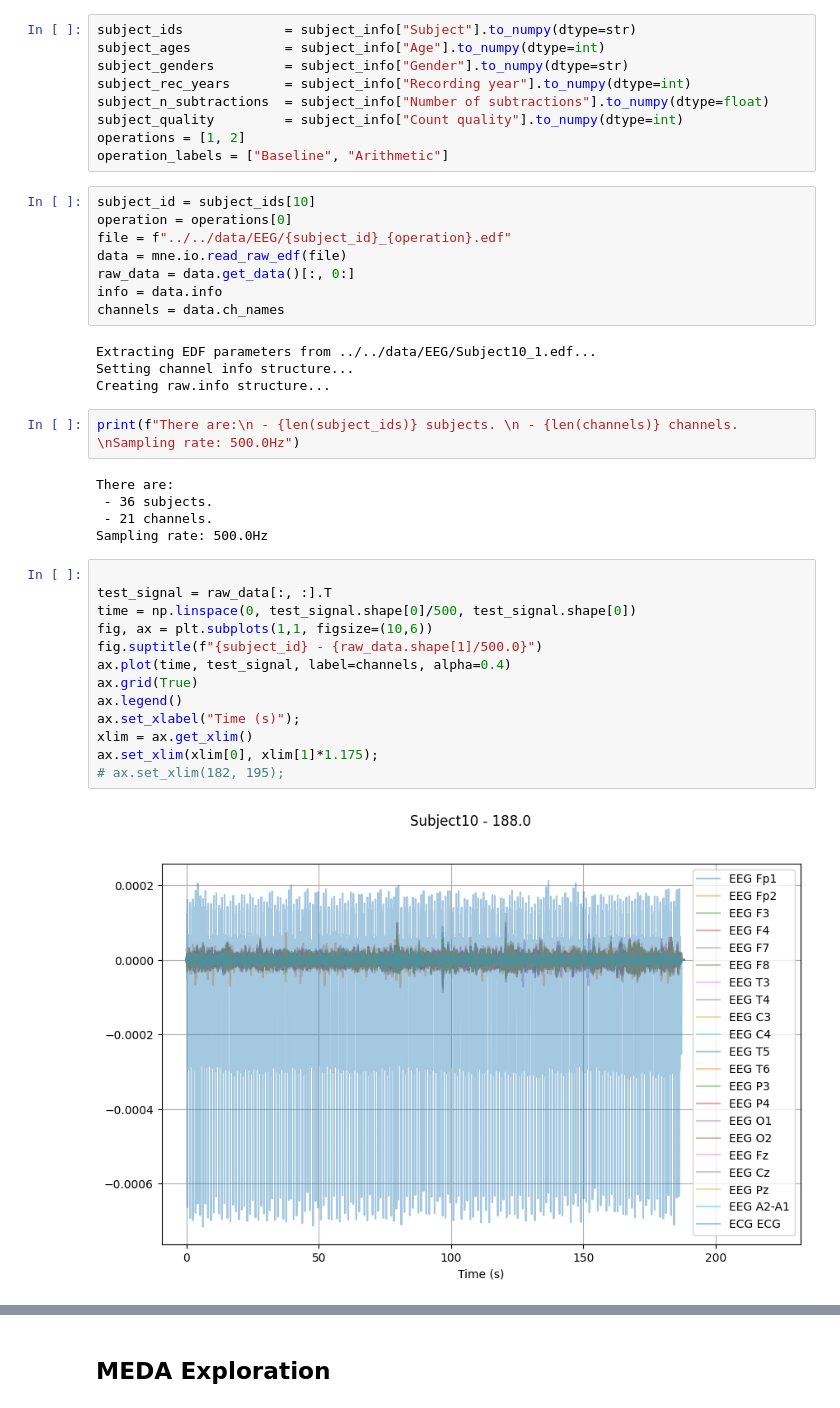
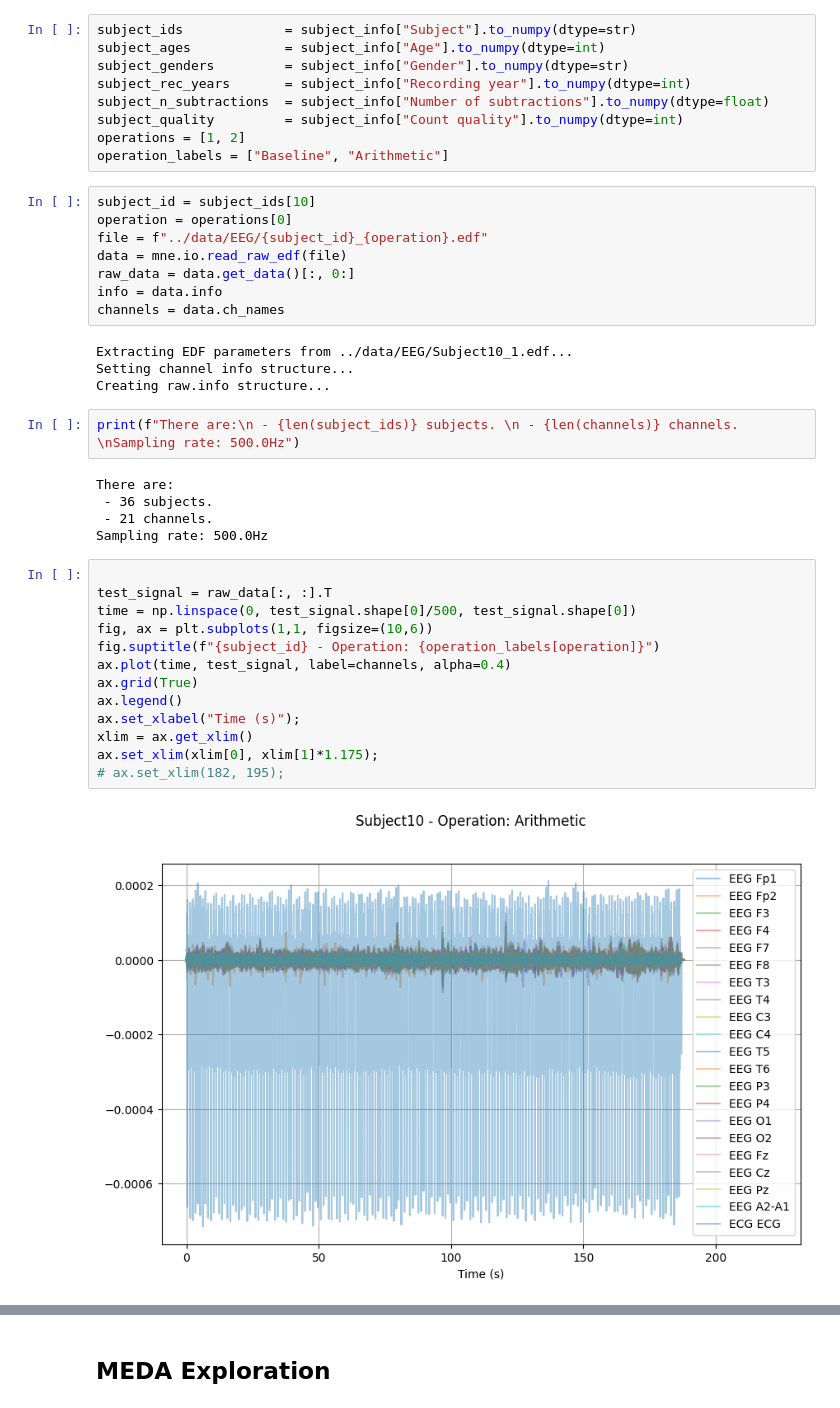
Before and after one commit to JesusGarSan/MESA, a Jupyter notebook: external/examples/EEG.ipynb, the cells around one changed output, grey strips where cells are left out. Cells and saved outputs as stored; diff of their text form.

```diff
--- a/external/examples/EEG.ipynb
+++ b/external/examples/EEG.ipynb
@@ -34,13 +36,13 @@ operation_labels = ["Baseline", "Arithmetic"]
 # %%
 subject_id = subject_ids[10]
 operation = operations[0]
-file = f"../../data/EEG/{subject_id}_{operation}.edf"
+file = f"../data/EEG/{subject_id}_{operation}.edf"
 data = mne.io.read_raw_edf(file)
 raw_data = data.get_data()[:, 0:]
 info = data.info
 channels = data.ch_names
 # %% [output]
-Extracting EDF parameters from ../../data/EEG/Subject10_1.edf...
+Extracting EDF parameters from ../data/EEG/Subject10_1.edf...
 Setting channel info structure...
 Creating raw.info structure...
 # %%
@@ -53,16 +55,16 @@ Sampling rate: 500.0Hz
 # %%
 
 test_signal = raw_data[:, :].T
 time = np.linspace(0, test_signal.shape[0]/500, test_signal.shape[0])
 fig, ax = plt.subplots(1,1, figsize=(10,6))
-fig.suptitle(f"{subject_id} - {raw_data.shape[1]/500.0}")
+fig.suptitle(f"{subject_id} - Operation: {operation_labels[operation]}")
 ax.plot(time, test_signal, label=channels, alpha=0.4)
 ax.grid(True)
 ax.legend()
 ax.set_xlabel("Time (s)");
 xlim = ax.get_xlim()
 ax.set_xlim(xlim[0], xlim[1]*1.175);
 # ax.set_xlim(182, 195);
 # %% [output]
-[figure, old version]
+[figure, new version]
 # %% [markdown]
```
Also changed, not shown: parts of 19 cells of this notebook, 5 other files.
